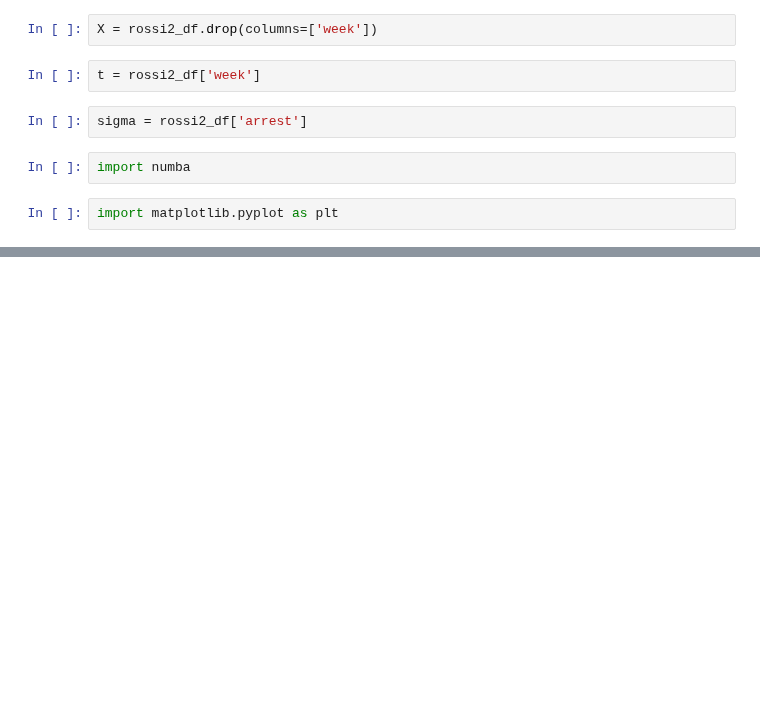
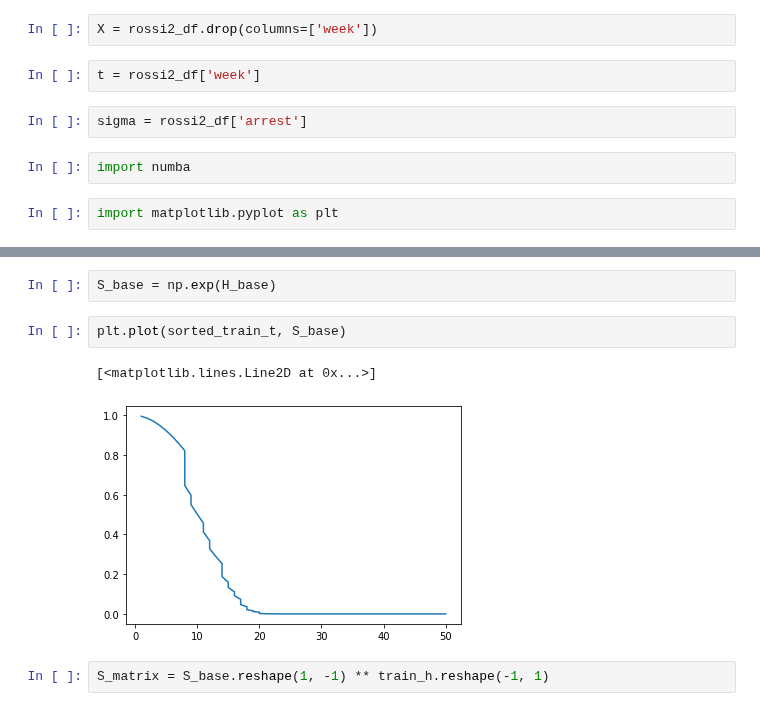
Before and after one commit to belya/survival-regression, a Jupyter notebook: catboost-survival-regression.ipynb, the cells around one changed output, grey strips where cells are left out. Drawn from its saved outputs; the diff is of its cells as text; blank space fills up the shorter version.

```diff
--- a/catboost-survival-regression.ipynb
+++ b/catboost-survival-regression.ipynb
@@ -390,0 +412,9 @@ for i in range(0, 1):
+# %%
+S_base = np.exp(H_base)
+# %%
+plt.plot(sorted_train_t, S_base)
+# %% [output]
+[<matplotlib.lines.Line2D at 0x...>]
+[figure, added]
+# %%
+S_matrix = S_base.reshape(1, -1) ** train_h.reshape(-1, 1)
```
Also changed, not shown: parts of 25 cells of this notebook.
